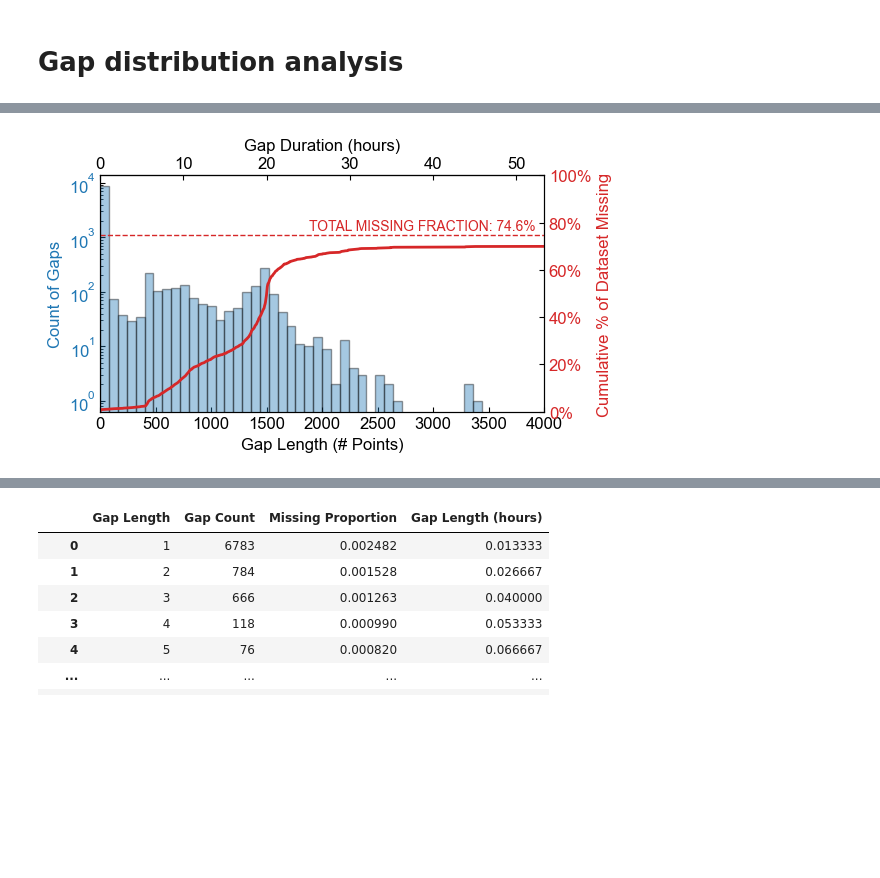
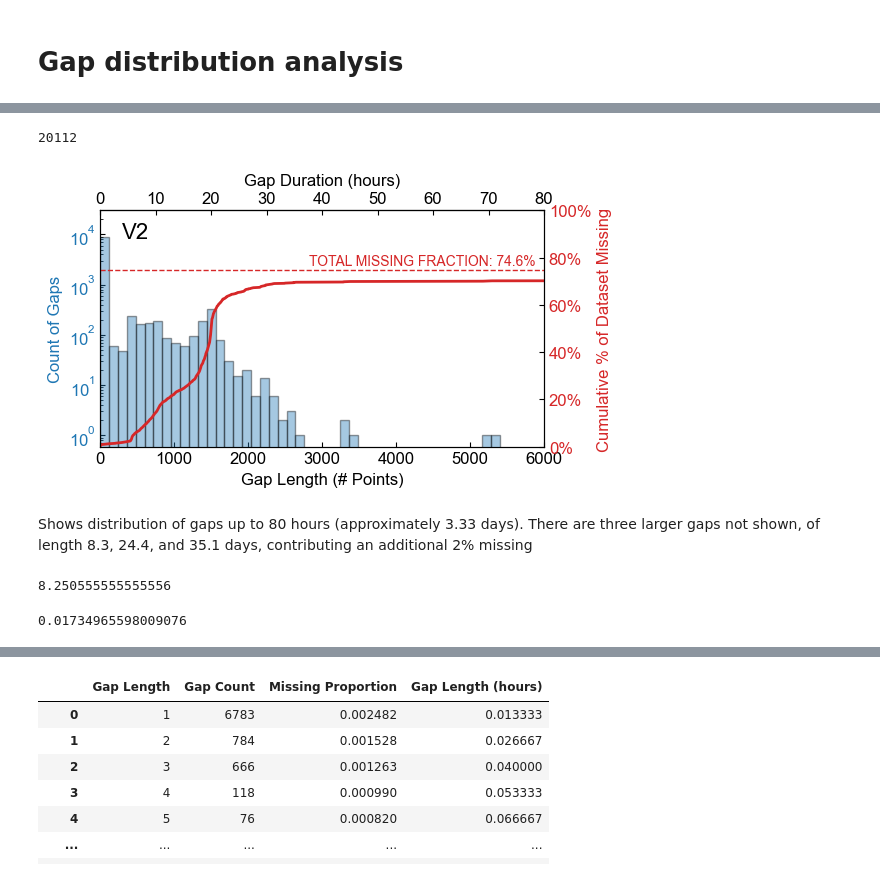
Before and after one commit to daniel-wrench/sf_gap_analysis, a Jupyter notebook: notebooks/voyager_outlier_gap_study.ipynb, the cells around one changed output, grey strips where cells are left out. Cells and saved outputs as stored; diff of their text form; code cells hidden in the pictures; blank space fills up the shorter version.

```diff
--- a/notebooks/voyager_outlier_gap_study.ipynb
+++ b/notebooks/voyager_outlier_gap_study.ipynb
@@ -119,3 +114,17 @@ NameError: name 'df' is not defined
 # plt.legend()
 # %% [markdown]
 ## Hampel filter
+# %%
+spacecraft = "voyager1"
+year = "2013"
+
+data = TimeSeries(
+    f"../data/raw/{spacecraft}_48s_mag-vim_{year}0101_v01_OLD.cdf",
+    concatenate=True,  # Not strictly relevant here as only reading one file at a time
+)
+# data.columns
+# data.units
+# data.time_range
+
+df_raw = data.to_dataframe()
+df_raw
@@ -122,3 +145,6 @@ NameError: name 'df' is not defined
+# %%
+df = df_raw[["BN", "BR", "BT", "F1"]]
+df = df.resample("48s").mean()
 # %%
 # Detect outliers for each compoment, then combine
 
@@ -170,7 +196,7 @@ for i, (comp, color) in enumerate(zip(components, colors)):
 
     ax[i].set_ylabel(f"{labels[comp]}")
 
-overall_missing = df['F1'].isna().sum() / len(df['F1'])*100
+overall_missing = df['BN'].isna().sum() / len(df['BN'])*100
 
 # Plot the rolling fraction of missing data
 ax[-1].plot(rolling_missing[components[0]]*100, color="black", lw=0.5, alpha=0.7)
@@ -547,6 +704,7 @@ def overlay_missing_gap_analysis(
     log_y: bool = True,  # Enable log scaling for better visualization
     smooth_proportion: bool = True,  # Smooth missing proportion line
     rolling_window: int = 5,  # Rolling window size for smoothing
+    path: str = None
 ) -> None:
     """
     Create an overlayed histogram showing:
@@ -695,8 +853,7 @@ def overlay_missing_gap_analysis(
     ax2.yaxis.set_major_formatter(FuncFormatter(lambda y, _: f"{y:.0%}"))
 
     # Add grid
-    #ax1.grid(axis="y", alpha=0.3)
-
+    # ax1.grid(axis="y", alpha=0.3)
 
     # Add secondary x-axis with time conversion
     def data_points_to_time(x):
@@ -711,10 +868,17 @@ def overlay_missing_gap_analysis(
     ax3.set_xlabel(f"Gap Duration ({time_unit})")
 
     # Set title and align it properly
-    #plt.title(title, fontsize=14, pad=40)
-    plt.text(title, 0.02, 0.98, transform=ax1.transAxes)
+    ax1.text(
+        0.05,
+        0.95,
+        title,
+        transform=ax1.transAxes,
+        fontsize=16,
+        verticalalignment="top",
+    )
+    ax1.set_ylim(0.6,3e4)
     plt.tight_layout()
-    plt.savefig(f"../results/cleaning/gap_analysis_cdf_voyager2.png", dpi=300)
+    plt.savefig(path, dpi=300)
     plt.show()
 
     gaps_df = pd.DataFrame(
@@ -733,6 +923,25 @@ gaps_df = overlay_missing_gap_analysis(df_v1.BN, xmax=4000, time_unit="hours", t
+# %%
+15716+2225+2171
+# %% [output]
+20112
 # %%
 gaps_df = overlay_missing_gap_analysis(
-    df_v2.BN, xmax=4000, time_unit="hours", title="", figsize=(6, 3.5)
+    df_v2.BN,
+    xmax=6000,
+    time_unit="hours",
+    title="V2",
+    figsize=(6, 3.5),
+    path="../results/cleaning/gap_analysis_cdf_voyager2.png",
 )
 # %% [output]
-[figure, old version]
+[figure, new version]
+# %% [markdown]
+Shows distribution of gaps up to 80 hours (approximately 3.33 days). There are three larger gaps not shown, of length 8.3, 24.4, and 35.1 days, contributing an additional 2% missing
+# %%
+14851*48/(60*60*24)
+# %% [output]
+8.250555555555556
+# %%
+0.00969579856536378 + 0.005312106572976138 + 0.002341750841750842
+# %% [output]
+0.01734965598009076
```
Also changed, not shown: parts of 18 cells of this notebook.
